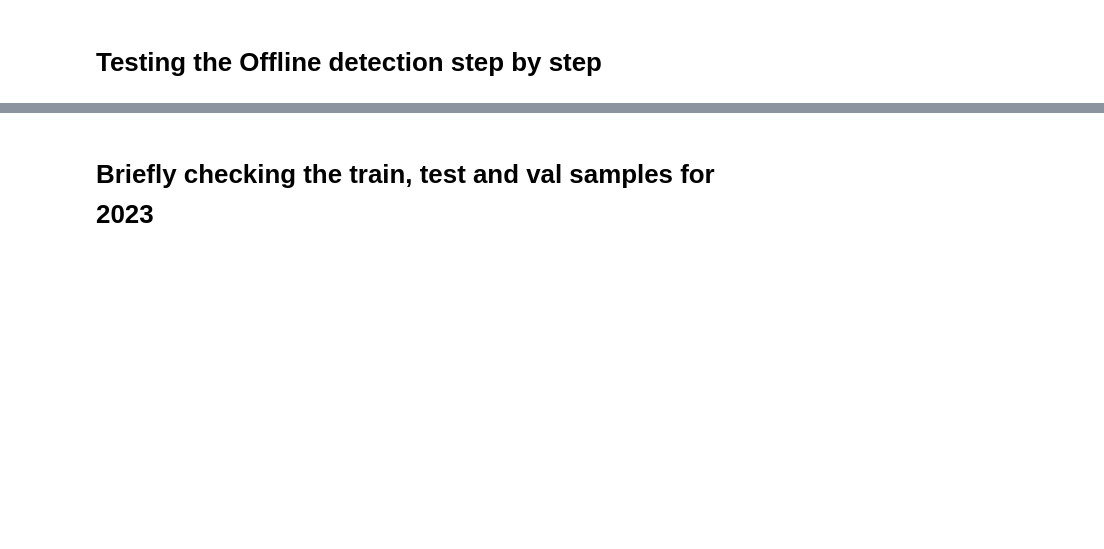
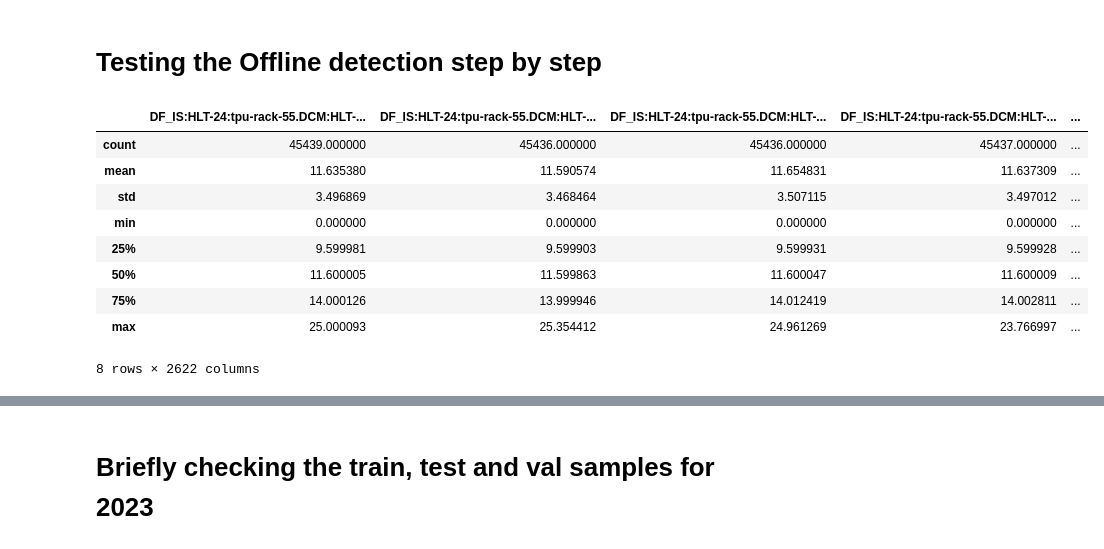
Before and after one commit to anl-hep-ai-ml/DeepHYDRA, a Jupyter notebook: notebooks/01_INFERENCE_Strada_offline_detection_clustering_and_informer.ipynb, the cells around one changed output, grey strips where cells are left out. Cells and saved outputs as stored; diff of their text form; code cells hidden in the pictures; blank space fills up the shorter version.

```diff
--- a/notebooks/01_INFERENCE_Strada_offline_detection_clustering_and_informer.ipynb
+++ b/notebooks/01_INFERENCE_Strada_offline_detection_clustering_and_informer.ipynb
@@ -38,0 +39,15 @@ from clustering.dbscananomalydetector import HLTDBSCANAnomalyDetector
+# %%
+hlt_data_pd = pd.read_hdf('datasets/hlt/unreduced_hlt_dcm_test_set_2023_x.h5')
+# %%
+hlt_data_pd.describe()
+# %% [output]
+|  | DF_IS:HLT-24:tpu-rack-55.DCM:HLT-... | DF_IS:HLT-24:tpu-rack-55.DCM:HLT-... | DF_IS:HLT-24:tpu-rack-55.DCM:HLT-... | DF_IS:HLT-24:tpu-rack-55.DCM:HLT-... | ... |
+| count | 45439.000000 | 45436.000000 | 45436.000000 | 45437.000000 | ... |
+| mean | 11.635380 | 11.590574 | 11.654831 | 11.637309 | ... |
+| std | 3.496869 | 3.468464 | 3.507115 | 3.497012 | ... |
+| min | 0.000000 | 0.000000 | 0.000000 | 0.000000 | ... |
+| 25% | 9.599981 | 9.599903 | 9.599931 | 9.599928 | ... |
+| 50% | 11.600005 | 11.599863 | 11.600047 | 11.600009 | ... |
+| 75% | 14.000126 | 13.999946 | 14.012419 | 14.002811 | ... |
+| max | 25.000093 | 25.354412 | 24.961269 | 23.766997 | ... |
+8 rows × 2622 columns
```
Also changed, not shown: parts of 4 cells of this notebook, 10 other files.
